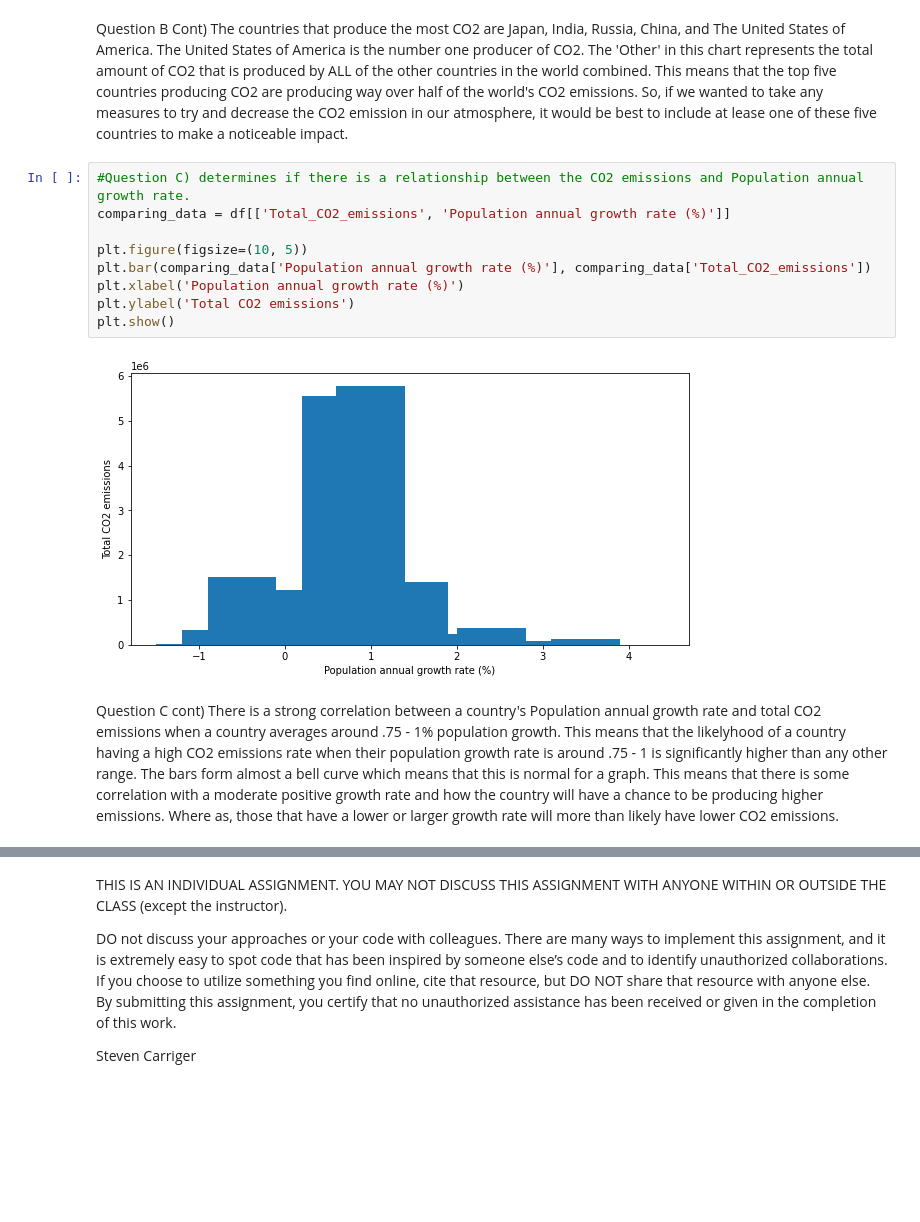
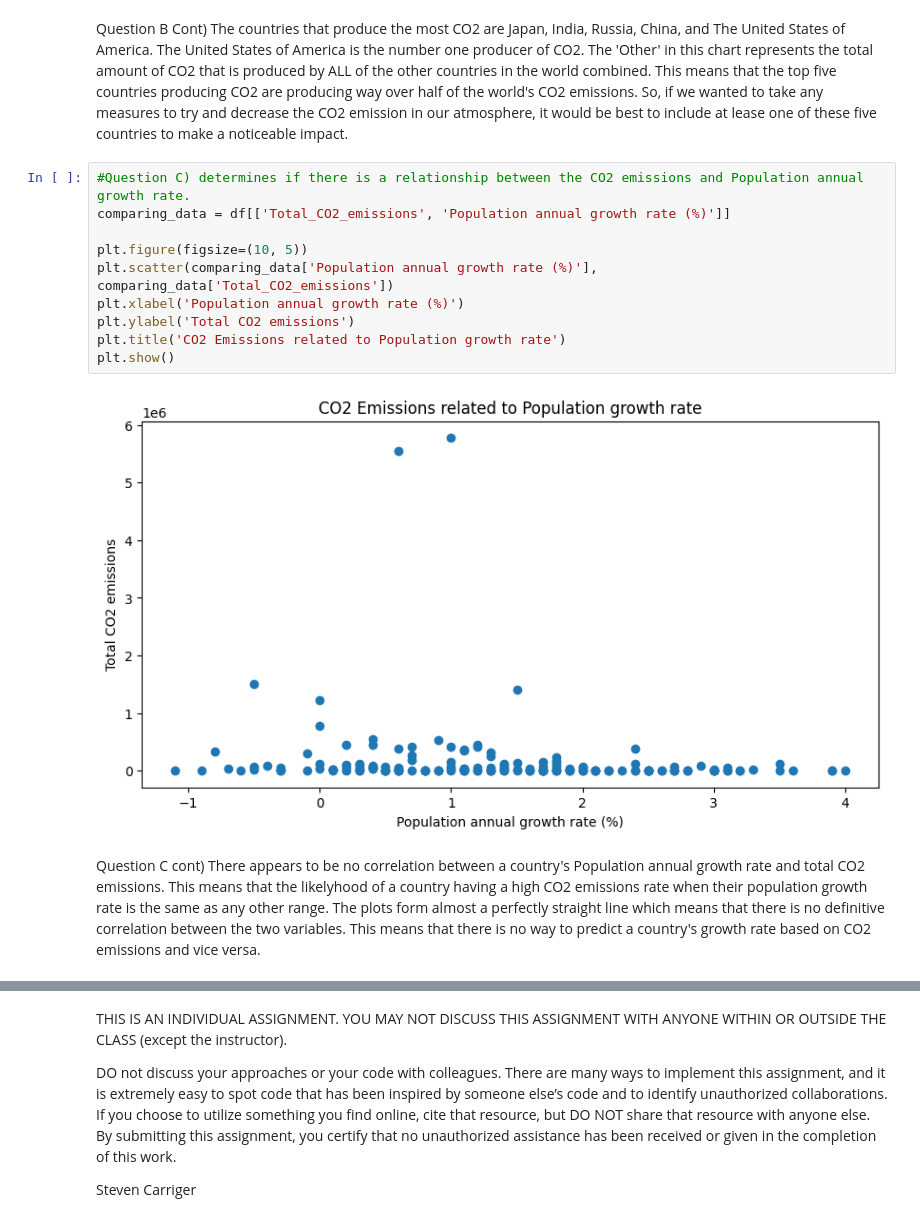
Before and after one commit to Steven-Carriger/Project1DataAnalytics-, a Jupyter notebook: Project1.ipynb, the cells around one changed output, grey strips where cells are left out. Saved outputs shown, nothing was run; the diff lists cells and outputs as text; blank space fills up the shorter version.

```diff
--- a/Project1.ipynb
+++ b/Project1.ipynb
@@ -102,15 +107,16 @@ Question B Cont) The countries that produce the most CO2 are Japan, India, Russi
 # %%
 #Question C) determines if there is a relationship between the CO2 emissions and Population annual growth rate.
 comparing_data = df[['Total_CO2_emissions', 'Population annual growth rate (%)']]
 
 plt.figure(figsize=(10, 5))
-plt.bar(comparing_data['Population annual growth rate (%)'], comparing_data['Total_CO2_emissions'])
+plt.scatter(comparing_data['Population annual growth rate (%)'], comparing_data['Total_CO2_emissions'])
 plt.xlabel('Population annual growth rate (%)')
 plt.ylabel('Total CO2 emissions')
+plt.title('CO2 Emissions related to Population growth rate')
 plt.show()
 # %% [output]
-[figure, old version]
+[figure, new version]
 # %% [markdown]
-Question C cont) There is a strong correlation between a country's Population annual growth rate and total CO2 emissions when a country averages around .75 - 1% population growth. This means that the likelyhood of a country having a high CO2 emissions rate when their population growth rate is around .75 - 1 is significantly higher than any other range. The bars form almost a bell curve which means that this is normal for a graph. This means that there is some correlation with a moderate positive growth rate and how the country will have a chance to be producing higher emissions. Where as, those that have a lower or larger growth rate will more than likely have lower CO2 emissions.
+Question C cont) There appears to be no correlation between a country's Population annual growth rate and total CO2 emissions. This means that the likelyhood of a country having a high CO2 emissions rate when their population growth rate is the same as any other range. The plots form almost a perfectly straight line which means that there is no definitive correlation between the two variables. This means that there is no way to predict a country's growth rate based on CO2 emissions and vice versa.
 # %% [markdown]
 Question 4)
```
Also changed, not shown: parts of 6 cells of this notebook.
